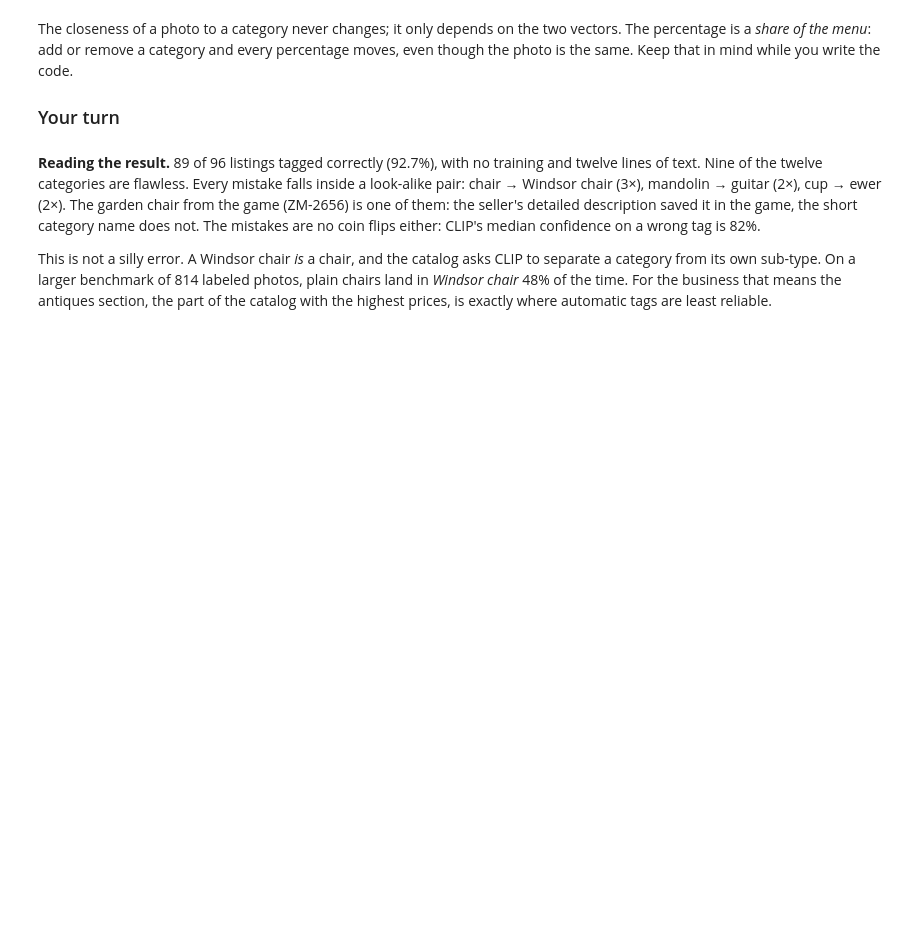
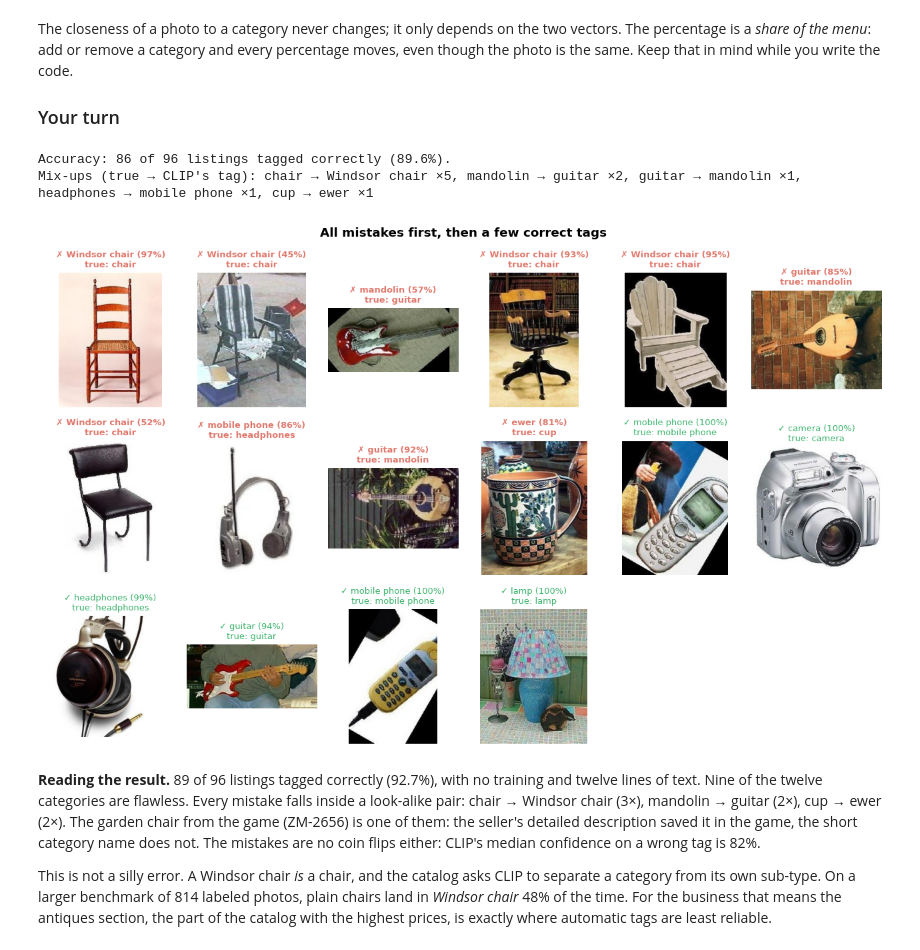
Before and after one commit to haduyenhoa/ETH-CAS-Week3, a Jupyter notebook: clip/cx_clip_w3.ipynb, the cells around one changed output. Drawn from its saved outputs; the diff is of its cells as text; code cells hidden in the pictures; blank space fills up the shorter version.

```diff
--- a/clip/cx_clip_w3.ipynb
+++ b/clip/cx_clip_w3.ipynb
@@ -1438,17 +1464,21 @@ though the photo is the same. Keep that in mind while you write the code.
 # %%
 # 🎯 YOUR TURN — Task 3: from closeness to a tag and a confidence.
 #
 # 💭 Think first: after the widget, what would you answer a colleague who says "CLIP is
 #    95% sure, so we can publish without checking"?
 #
 # 🎯 Implement: (a) `probs`: CLIP_SCALE times closeness, then `.softmax(dim=1)`;
 #    (b) `tags`: the column with the highest percentage in each row, `.argmax(dim=1)`;
 #    (c) `confidence`: the highest percentage in each row, `.max(dim=1).values`.
-probs = ...
-tags = ...
-confidence = ...
+probs = (CLIP_SCALE * closeness).softmax(dim=1)
+tags = probs.argmax(dim=1)
+confidence = probs.max(dim=1).values
 
 show_tag_gallery(listings, tags, confidence)
+# %% [output]
+Accuracy: 86 of 96 listings tagged correctly (89.6%).
+Mix-ups (true → CLIP's tag): chair → Windsor chair ×5, mandolin → guitar ×2, guitar → mandolin ×1, headphones → mobile phone ×1, cup → ewer ×1
+[figure, added]
 # %% [markdown]
 **Reading the result.** 89 of 96 listings tagged correctly
 (92.7%), with no training and twelve lines of text. Nine of the twelve categories
```
Also changed, not shown: parts of 6 cells of this notebook.
